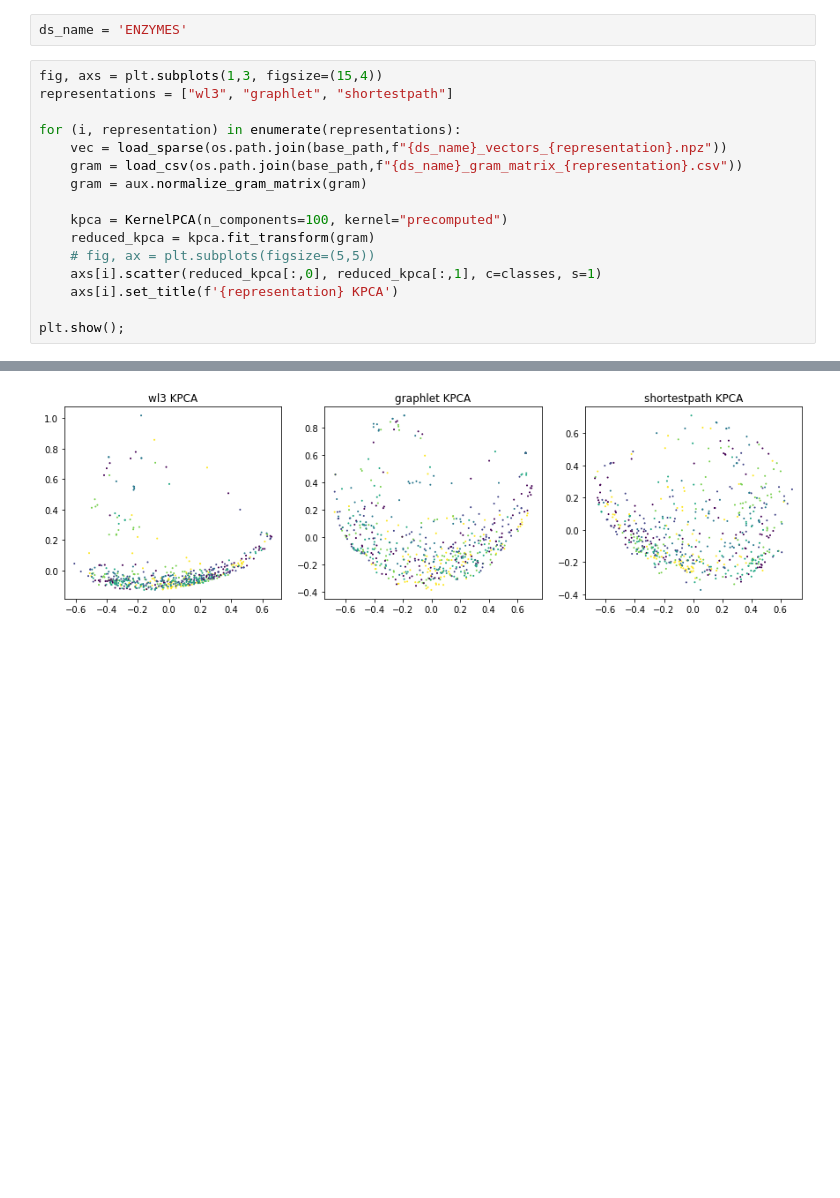
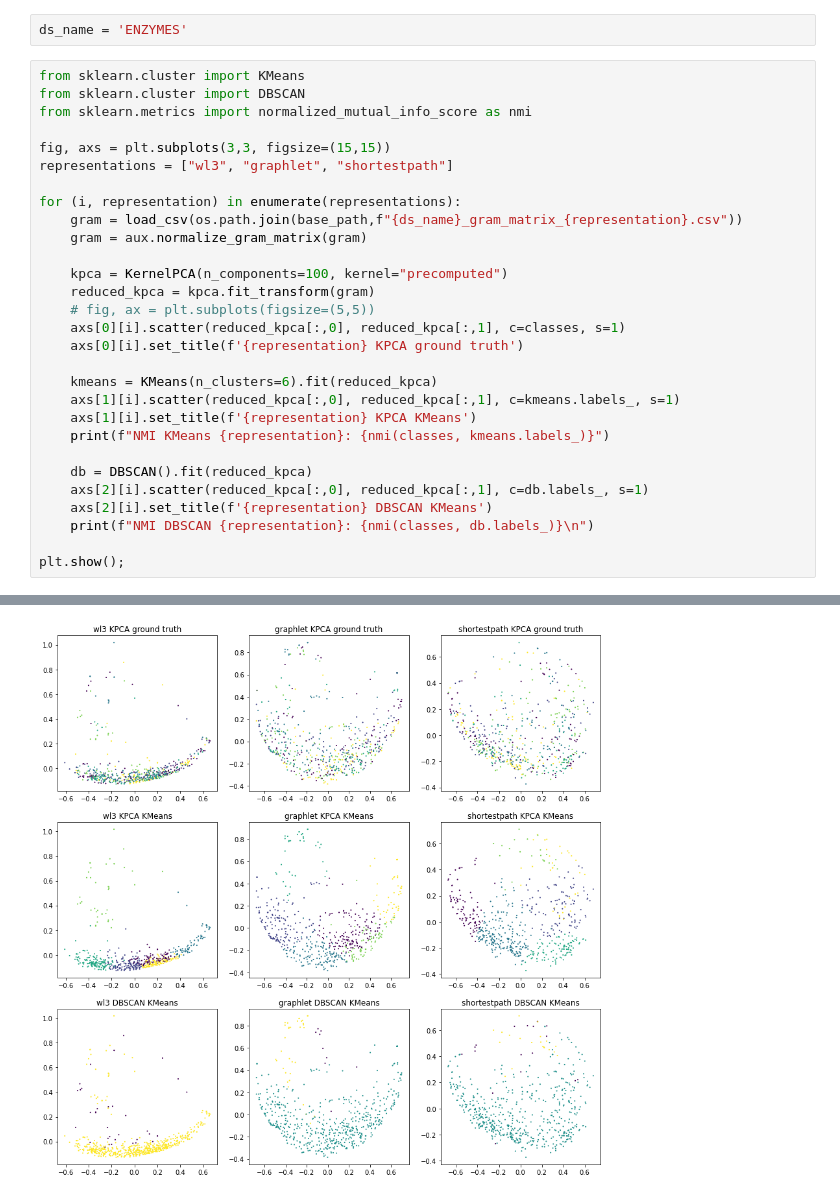
Before and after one commit to markkod/pc3-enzymes, a Jupyter notebook: exploratory_da_2.ipynb, the cells around one changed output, grey strips where cells are left out. Drawn from its saved outputs; the diff is of its cells as text; blank space fills up the shorter version.

Commit message:
comparison ground truth with kmeans and dbscan

```diff
--- a/exploratory_da_2.ipynb
+++ b/exploratory_da_2.ipynb
@@ -460,19 +460,32 @@ def select_from_list(l, indices):
 # %%
 ds_name = 'ENZYMES'
 # %%
-fig, axs = plt.subplots(1,3, figsize=(15,4))
+from sklearn.cluster import KMeans
+from sklearn.cluster import DBSCAN
+from sklearn.metrics import normalized_mutual_info_score as nmi
+
+fig, axs = plt.subplots(3,3, figsize=(15,15))
 representations = ["wl3", "graphlet", "shortestpath"]
 
 for (i, representation) in enumerate(representations):
-    vec = load_sparse(os.path.join(base_path,f"{ds_name}_vectors_{representation}.npz"))
     gram = load_csv(os.path.join(base_path,f"{ds_name}_gram_matrix_{representation}.csv"))
     gram = aux.normalize_gram_matrix(gram)
 
     kpca = KernelPCA(n_components=100, kernel="precomputed")
     reduced_kpca = kpca.fit_transform(gram)
     # fig, ax = plt.subplots(figsize=(5,5))
-    axs[i].scatter(reduced_kpca[:,0], reduced_kpca[:,1], c=classes, s=1)
-    axs[i].set_title(f'{representation} KPCA')
+    axs[0][i].scatter(reduced_kpca[:,0], reduced_kpca[:,1], c=classes, s=1)
+    axs[0][i].set_title(f'{representation} KPCA ground truth')
+
+    kmeans = KMeans(n_clusters=6).fit(reduced_kpca)
+    axs[1][i].scatter(reduced_kpca[:,0], reduced_kpca[:,1], c=kmeans.labels_, s=1)
+    axs[1][i].set_title(f'{representation} KPCA KMeans')
+    print(f"NMI KMeans {representation}: {nmi(classes, kmeans.labels_)}")
+
+    db = DBSCAN().fit(reduced_kpca)
+    axs[2][i].scatter(reduced_kpca[:,0], reduced_kpca[:,1], c=db.labels_, s=1)
+    axs[2][i].set_title(f'{representation} DBSCAN KMeans')
+    print(f"NMI DBSCAN {representation}: {nmi(classes, db.labels_)}\n")
 
 plt.show();
 # %% [output]
@@ -479,2 +500,2 @@ plt.show();
-[figure, old version]
+[figure, new version]
 # %%
```
Also changed, not shown: parts of 3 cells of this notebook.
